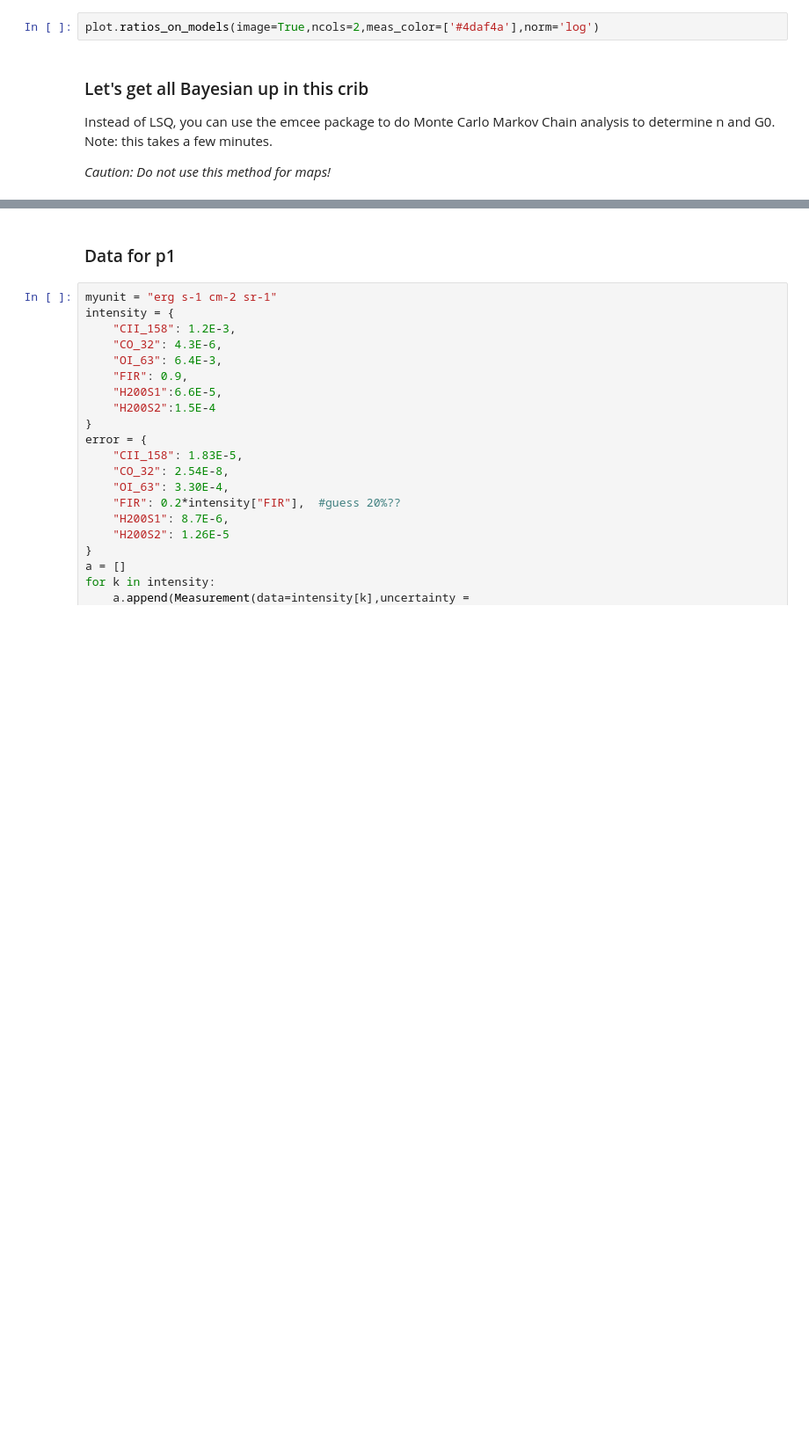
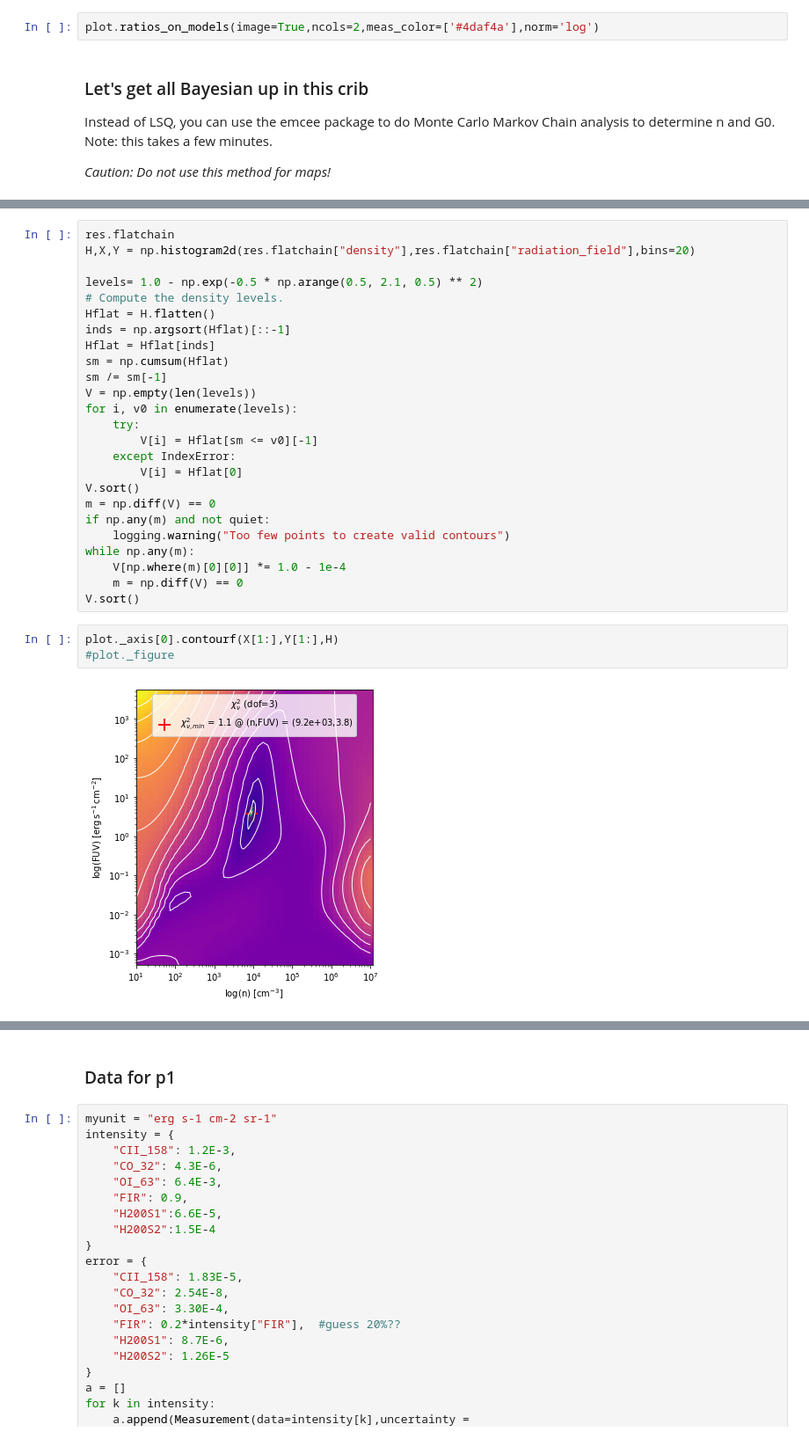
Before and after one commit to mpound/pdrtpy, a Jupyter notebook: rcw49.ipynb, the cells around one changed output, grey strips where cells are left out. Shown: that part at 88% size. Saved outputs shown, nothing was run; the diff lists cells and outputs as text; blank space fills up the shorter version.

```diff
--- a/rcw49.ipynb
+++ b/rcw49.ipynb
@@ -72,0 +204,30 @@ fig = corner.corner(res.flatchain, labels=res.var_names, truths=list(res.params.
+# %%
+res.flatchain
+H,X,Y = np.histogram2d(res.flatchain["density"],res.flatchain["radiation_field"],bins=20)
+
+levels= 1.0 - np.exp(-0.5 * np.arange(0.5, 2.1, 0.5) ** 2)
+# Compute the density levels.
+Hflat = H.flatten()
+inds = np.argsort(Hflat)[::-1]
+Hflat = Hflat[inds]
+sm = np.cumsum(Hflat)
+sm /= sm[-1]
+V = np.empty(len(levels))
+for i, v0 in enumerate(levels):
+    try:
+        V[i] = Hflat[sm <= v0][-1]
+    except IndexError:
+        V[i] = Hflat[0]
+V.sort()
+m = np.diff(V) == 0
+if np.any(m) and not quiet:
+    logging.warning("Too few points to create valid contours")
+while np.any(m):
+    V[np.where(m)[0][0]] *= 1.0 - 1e-4
+    m = np.diff(V) == 0
+V.sort()
+# %%
+plot._axis[0].contourf(X[1:],Y[1:],H)
+#plot._figure
+# %% [output]
+[figure, added]
```
Also changed, not shown: parts of 30 cells of this notebook.
